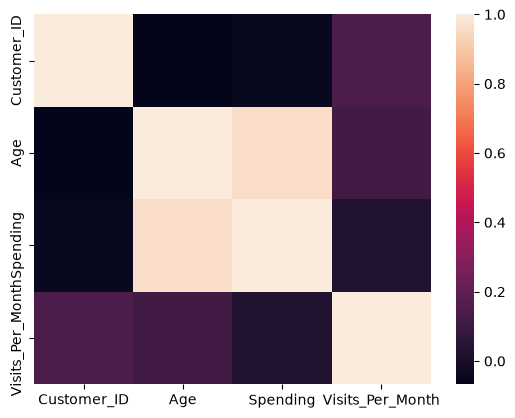
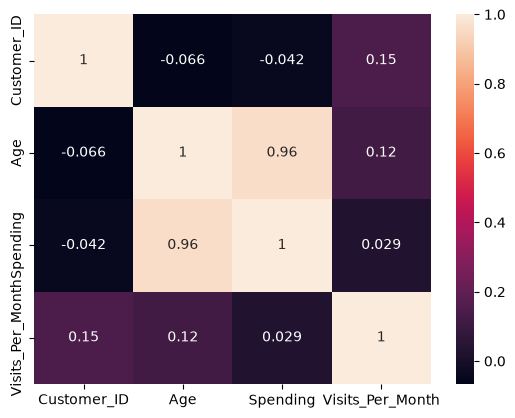
The change to this notebook cell's code, shown as a diff; its figure went from the first image to the second:
--- before
+++ after
@@ -1,4 +1,4 @@
 corr=df.corr(numeric_only=True)
 print(corr)
-sns.heatmap(corr)
+sns.heatmap(corr,annot=True)
 plt.show()

Commit: .